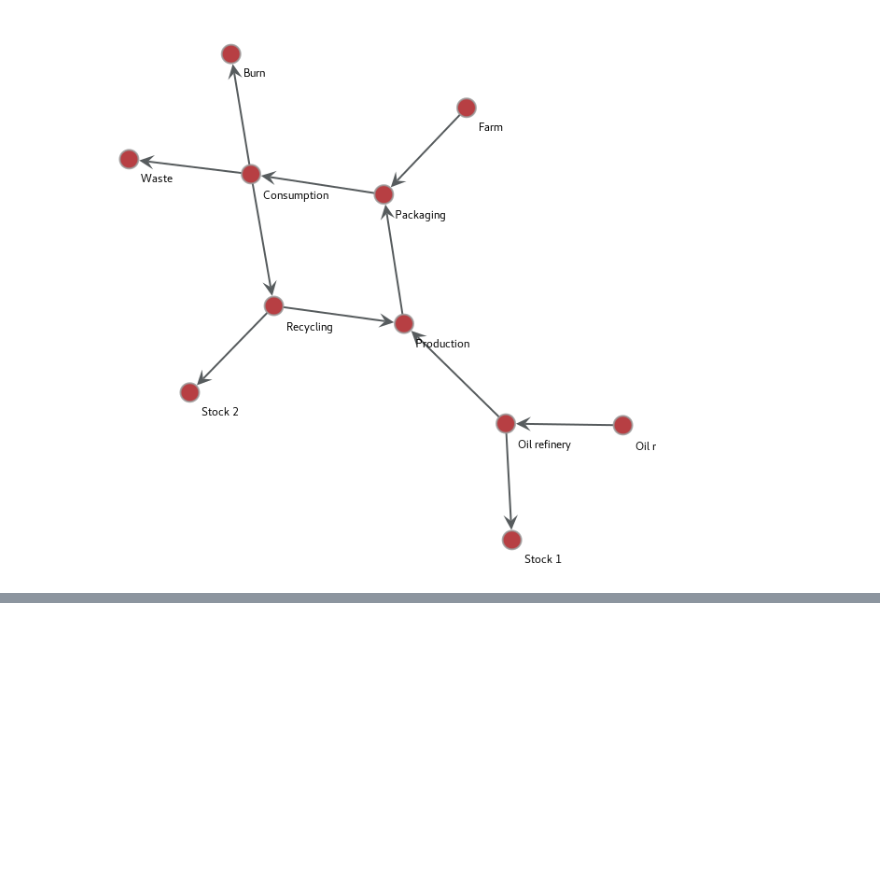
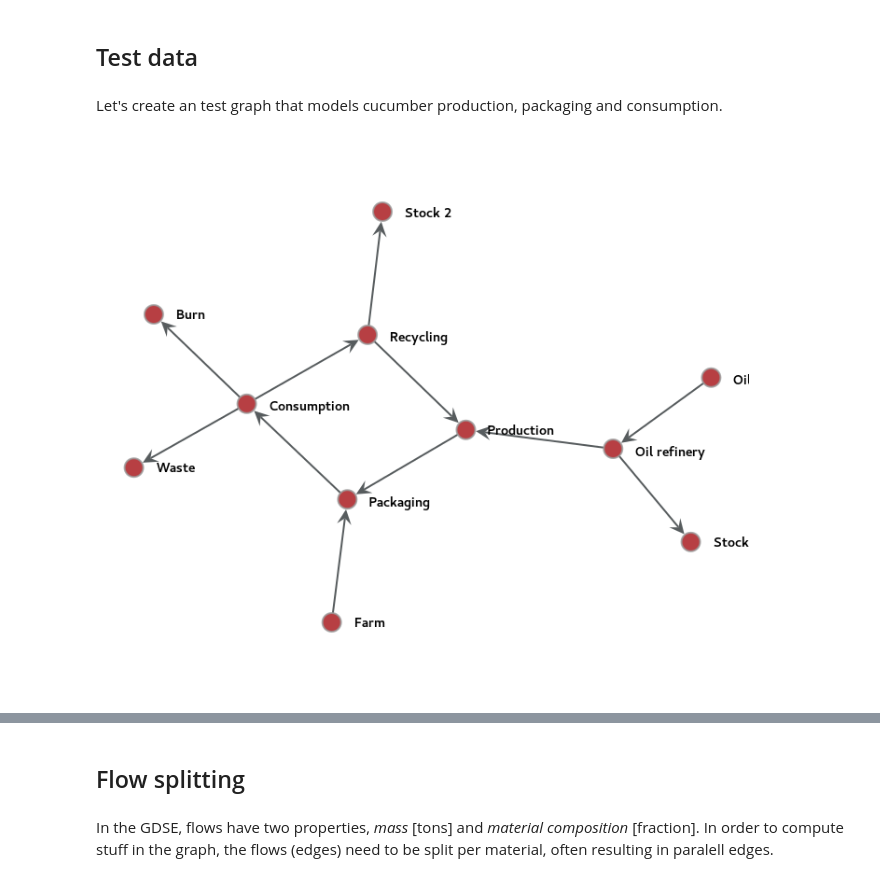
Before and after one commit to MaxBo/REPAiR-Web, a Jupyter notebook: flow_modelling/flow_modelling.ipynb, the cells around one changed output, grey strips where cells are left out. Drawn from its saved outputs; the diff is of its cells as text; code cells hidden in the pictures; blank space fills up the shorter version.

Commit message:
Restrict graph

```diff
--- a/flow_modelling/flow_modelling.ipynb
+++ b/flow_modelling/flow_modelling.ipynb
@@ -5,3 +13,7 @@ import numpy as np
+# %% [markdown]
+## Test data
+# %% [markdown]
+Let's create an test graph that models cucumber production, packaging and consumption.
 # %%
 G = gt.Graph(directed=True)
 G.add_vertex(11)
@@ -31,12 +43,12 @@ G.add_edge(G.vertex(6), G.vertex(8))
 G.add_edge(G.vertex(6), G.vertex(9))
 G.add_edge(G.vertex(9), G.vertex(10))
 G.add_edge(G.vertex(9), G.vertex(5))
-G.ep.flow[(0,1)] = {'mass':95, 'composition':{'cucumber':1.0}}
+G.ep.flow[(0,1)] = {'mass':95, 'composition':{'cucumber':0.3158, 'milk':0.6842}}
 G.ep.flow[(2,3)] = {'mass':20, 'composition':{'crude oil':1.0}}
 G.ep.flow[(3,4)] = {'mass':16, 'composition':{'petrol':1.0}}
 G.ep.flow[(3,5)] = {'mass':4, 'composition':{'plastic':1.0}}
 G.ep.flow[(5,1)] = {'mass':5, 'composition':{'plastic':1.0}}
-G.ep.flow[(1,6)] = {'mass':100, 'composition':{'plastic':0.05, 'cucumber':0.95}}
+G.ep.flow[(1,6)] = {'mass':100, 'composition':{'plastic':0.05, 'cucumber':0.3, 'milk':0.65}}
 G.ep.flow[(6,7)] = {'mass':95, 'composition':{'poop':1.0}}
 G.ep.flow[(6,8)] = {'mass':3, 'composition':{'plastic':1.0}}
 G.ep.flow[(6,9)] = {'mass':2, 'composition':{'plastic':1.0}}
@@ -49,6 +61,7 @@ t = (i for i in G.ep.flow)
 txt = G.new_edge_property("string", vals=t)
 # %%
 gt.draw.graph_draw(G, vertex_size=20, vertex_text=G.vp.id,
-                   vprops={"text_position":1})
+                   vprops={"text_position":0, "font_weight": cairo.FONT_WEIGHT_BOLD, "font_size":14},
+                   output_size=(700,600), inline=True)
 # %% [output]
-[figure, old version]
+[figure, new version]
@@ -56,3 +69,7 @@ gt.draw.graph_draw(G, vertex_size=20, vertex_text=G.vp.id,
+# %% [markdown]
+## Flow splitting
+# %% [markdown]
+In the GDSE, flows have two properties, *mass* [tons] and *material composition* [fraction]. In order to compute stuff in the graph, the flows (edges) need to be split per material, often resulting in paralell edges.
 # %%
 def split_flows(G):
     """Split the flows based on material composition
```
Also changed, not shown: parts of 16 cells of this notebook, 2 other files.
